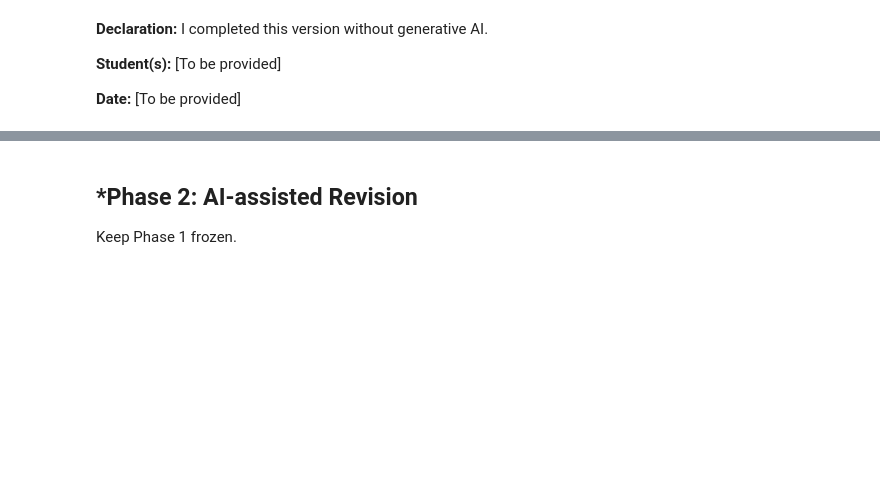
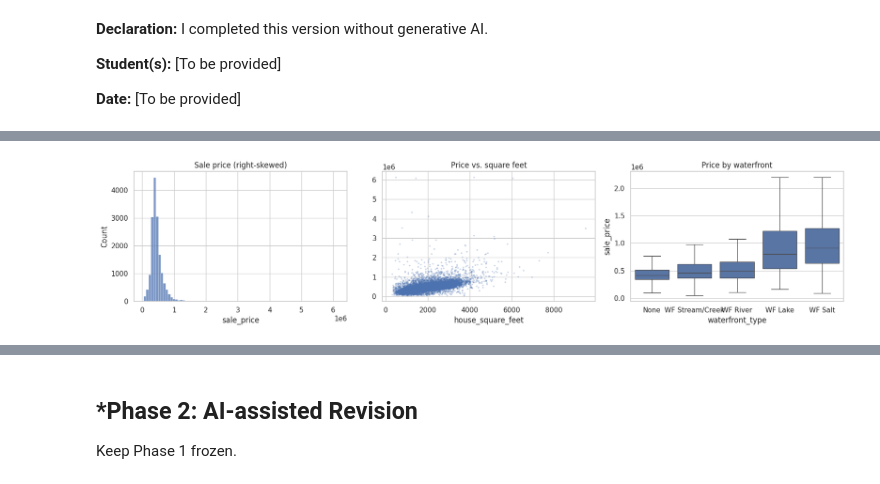
Before and after one commit to elijahschoeniger-cpu/L02-hedonic-pricing, a Jupyter notebook: notebook.ipynb, the cells around one changed output, grey strips where cells are left out. Cells and saved outputs as stored; diff of their text form; code cells hidden in the pictures; blank space fills up the shorter version.

```diff
--- a/notebook.ipynb
+++ b/notebook.ipynb
@@ -168,0 +27,98 @@ Name: sale_price, dtype: object
+# %%
+import numpy as np
+import pandas as pd
+import matplotlib.pyplot as plt
+import seaborn as sns
+from sklearn.model_selection import train_test_split
+
+URL = "https://raw.githubusercontent.com/elijahschoeniger-cpu/L02-hedonic-pricing/main/data/pierce_county_house_sales.csv"
+df_raw = pd.read_csv(URL)
+
+df = df_raw.drop_duplicates().copy()
+
+# Drop impossible / non-market records
+df = df[(df["sale_price"] >= 50_000)          # $2k-$50k sales = non-arm's-length transfers
+        & (df["house_square_feet"] >= 300)     # 1 sq ft houses etc.
+        & (df["stories"] > 0)
+        & (df["bedrooms"] <= 12)]              # one 25-bedroom record
+
+# NaN here not missing
+df["waterfront_type"] = df["waterfront_type"].fillna("None")
+df["view_quality"] = df["view_quality"].fillna("No View")
+
+# Only ~10 rows missing these; drop them
+df = df.dropna(subset=["hvac_description", "exterior", "interior", "roof_cover"])
+
+# Fix inconsistent labels
+df["hvac_description"] = df["hvac_description"].replace(
+    {"Floor Wall Furnace": "Floor/Wall Furnace", "Electric": "Electric Baseboard"})
+
+df = df[df["bathrooms"] > 0]
+
+df["sale_date"] = pd.to_datetime(df["sale_date"])
+df = df.reset_index(drop=True)
+print(f"{len(df_raw)} -> {len(df)} rows; missing values left: {df.isna().sum().sum()}")
+
+num_cols = ["house_square_feet", "attic_finished_square_feet", "basement_square_feet",
+            "attached_garage_square_feet", "detached_garage_square_feet",
+            "fireplaces", "stories", "year_built", "bedrooms", "bathrooms"]
+
+print(df.describe().T)
+
+fig, ax = plt.subplots(1, 3, figsize=(17, 4))
+sns.histplot(df["sale_price"], bins=80, ax=ax[0]).set_title("Sale price (right-skewed)")
+ax[1].scatter(df["house_square_feet"], df["sale_price"], s=3, alpha=0.2)
+ax[1].set(title="Price vs. square feet", xlabel="house_square_feet")
+order = df.groupby("waterfront_type")["sale_price"].median().sort_values().index
+sns.boxplot(data=df, x="waterfront_type", y="sale_price", order=order, showfliers=False, ax=ax[2])
+ax[2].set_title("Price by waterfront")
+plt.tight_layout(); plt.show()
+
+plt.figure(figsize=(8, 6))
+sns.heatmap(df[["sale_price"] + num_cols].corr(), annot=True, fmt=".2f", cmap="RdBu_r", center=0)
+plt.title("Correlations"); plt.tight_layout(); plt.show()
+
+#Price is heavily right skewed, square footage footage is strongest r=0.53, followed by bathrooms.
+
+
+#Q2
+X = df.copy()
+X["sale_month"] = X["sale_date"].dt.month
+
+# Ordered view grades -> 0..8
+view_order = ["No View", "View Lim -", "View Lim", "View Lim +", "View Avg",
+              "View Avg +", "View Good", "View Good +", "View V-Good"]
+X["view_score"] = X["view_quality"].map({v: i for i, v in enumerate(view_order)})
+
+# Near-constant columns -> one binary flag each
+X["interior_drywall"] = (X["interior"] == "Drywall").astype(int)
+X["sewer_installed"] = (X["utility_sewer"] == "SEWER/SEPTIC INSTALLED").astype(int)
+
+# Group rare levels
+X["exterior"] = X["exterior"].replace({"Masonry Common Brick": "Masonry", "Masonry Concrete Block": "Masonry"})
+X["exterior"] = X["exterior"].where(X["exterior"].isin(["Frame Siding", "Frame Vinyl", "Masonry", "Frame Stucco"]), "Other")
+X["hvac_description"] = X["hvac_description"].where(
+    X["hvac_description"].isin(["Forced Air", "Electric Baseboard", "Heat Pump", "Warm and Cool Air Zone"]), "Other")
+X["roof_cover"] = X["roof_cover"].replace({"Formed Seam Metal": "Metal", "Preformed Metal": "Metal"})
+
+X = X.drop(columns=["sale_date", "view_quality", "interior", "utility_sewer"])
+
+# One-hot encode with most common level as the dropped baseline
+for c, base in {"exterior": "Frame Siding", "hvac_description": "Forced Air",
+                "roof_cover": "Composition Shingle", "waterfront_type": "None"}.items():
+    X[c] = pd.Categorical(X[c], categories=[base] + sorted(set(X[c]) - {base}))
+X = pd.get_dummies(X, columns=["exterior", "hvac_description", "roof_cover", "waterfront_type"],
+                   drop_first=True, dtype=int)
+X.columns = X.columns.str.replace(r"[ /]+", "_", regex=True)
+
+print(X.shape)
+X.head()
+
+#sale_date goes to sale_month, view_quality
+
+
+#Q3
+y = X.pop("sale_price")
+X_train, X_test, y_train, y_test = train_test_split(X, y, test_size=0.2, random_state=42)
+print("train:", X_train.shape, " test:", X_test.shape)
+# %% [output]
@@ -168,0 +142 @@ Name: sale_price, dtype: object
+[figure, added]
```
Also changed, not shown: parts of 2 cells of this notebook.
